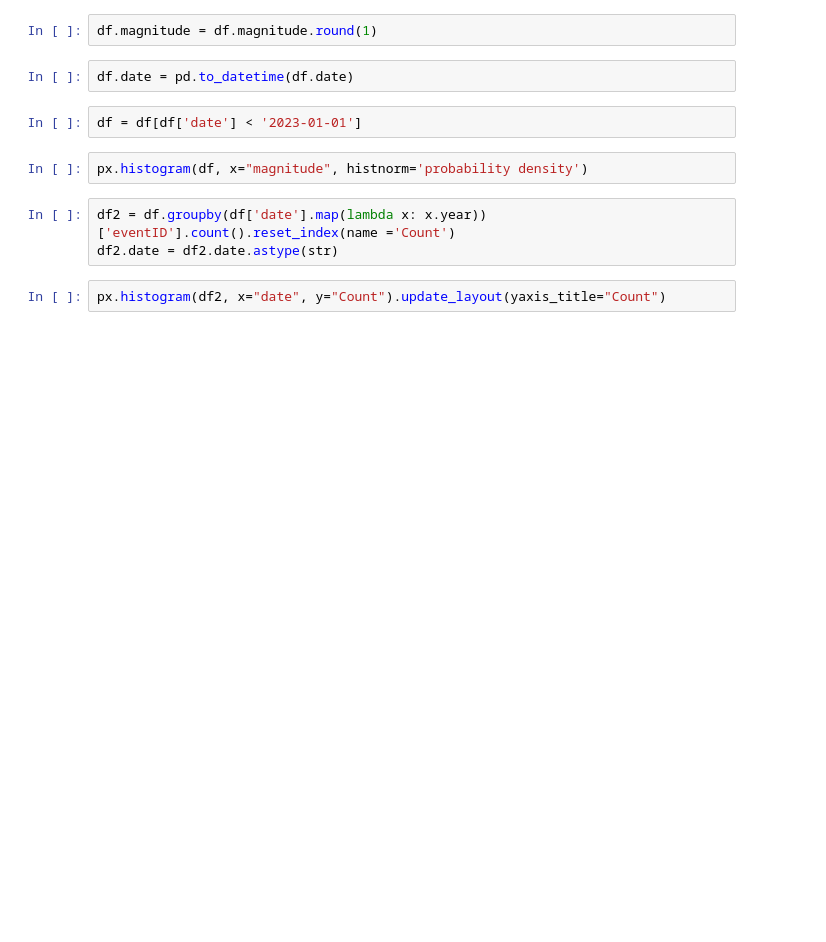
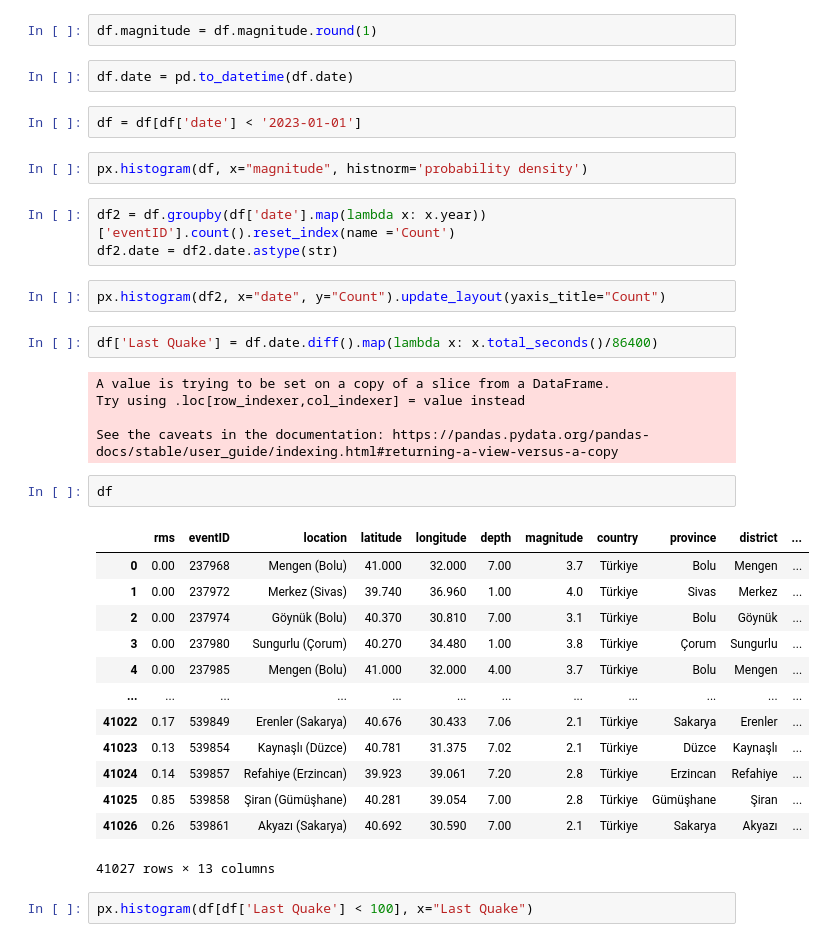
Before and after one commit to mrtkp9993/NAFZ-Streamlit, a Jupyter notebook: visualize_data.ipynb, the cells around one changed output. Drawn from its saved outputs; the diff is of its cells as text; blank space fills up the shorter version.

Commit message:
histograms

```diff
--- a/visualize_data.ipynb
+++ b/visualize_data.ipynb
@@ -31,3 +31,28 @@ df2 = df.groupby(df['date'].map(lambda x: x.year))['eventID'].count().reset_inde
 df2.date = df2.date.astype(str)
 # %%
 px.histogram(df2, x="date", y="Count").update_layout(yaxis_title="Count")
+# %%
+df['Last Quake'] = df.date.diff().map(lambda x: x.total_seconds()/86400)
+# %% [output]
+A value is trying to be set on a copy of a slice from a DataFrame.
+Try using .loc[row_indexer,col_indexer] = value instead
+
+See the caveats in the documentation: https://pandas.pydata.org/pandas-docs/stable/user_guide/indexing.html#returning-a-view-versus-a-copy
+# %%
+df
+# %% [output]
+|  | rms | eventID | location | latitude | longitude | depth | magnitude | country | province | district | ... |
+| 0 | 0.00 | 237968 | Mengen (Bolu) | 41.000 | 32.000 | 7.00 | 3.7 | Türkiye | Bolu | Mengen | ... |
+| 1 | 0.00 | 237972 | Merkez (Sivas) | 39.740 | 36.960 | 1.00 | 4.0 | Türkiye | Sivas | Merkez | ... |
+| 2 | 0.00 | 237974 | Göynük (Bolu) | 40.370 | 30.810 | 7.00 | 3.1 | Türkiye | Bolu | Göynük | ... |
+| 3 | 0.00 | 237980 | Sungurlu (Çorum) | 40.270 | 34.480 | 1.00 | 3.8 | Türkiye | Çorum | Sungurlu | ... |
+| 4 | 0.00 | 237985 | Mengen (Bolu) | 41.000 | 32.000 | 4.00 | 3.7 | Türkiye | Bolu | Mengen | ... |
+| ... | ... | ... | ... | ... | ... | ... | ... | ... | ... | ... | ... |
+| 41022 | 0.17 | 539849 | Erenler (Sakarya) | 40.676 | 30.433 | 7.06 | 2.1 | Türkiye | Sakarya | Erenler | ... |
+| 41023 | 0.13 | 539854 | Kaynaşlı (Düzce) | 40.781 | 31.375 | 7.02 | 2.1 | Türkiye | Düzce | Kaynaşlı | ... |
+| 41024 | 0.14 | 539857 | Refahiye (Erzincan) | 39.923 | 39.061 | 7.20 | 2.8 | Türkiye | Erzincan | Refahiye | ... |
+| 41025 | 0.85 | 539858 | Şiran (Gümüşhane) | 40.281 | 39.054 | 7.00 | 2.8 | Türkiye | Gümüşhane | Şiran | ... |
+| 41026 | 0.26 | 539861 | Akyazı (Sakarya) | 40.692 | 30.590 | 7.00 | 2.1 | Türkiye | Sakarya | Akyazı | ... |
+41027 rows × 13 columns
+# %%
+px.histogram(df[df['Last Quake'] < 100], x="Last Quake")
```
Also changed, not shown: 1 other file.
